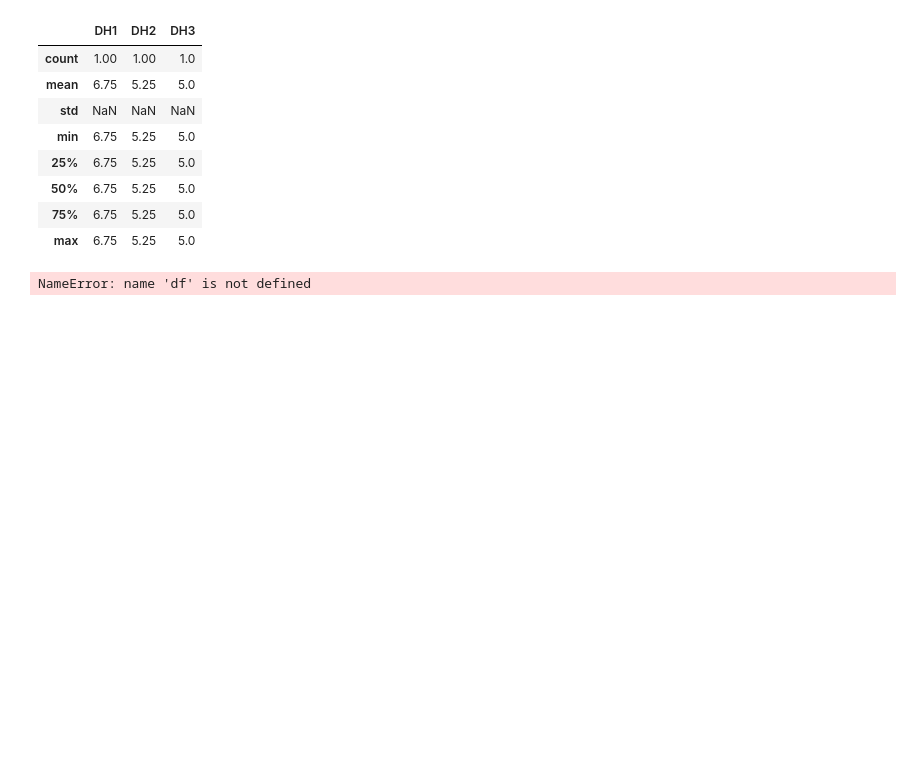
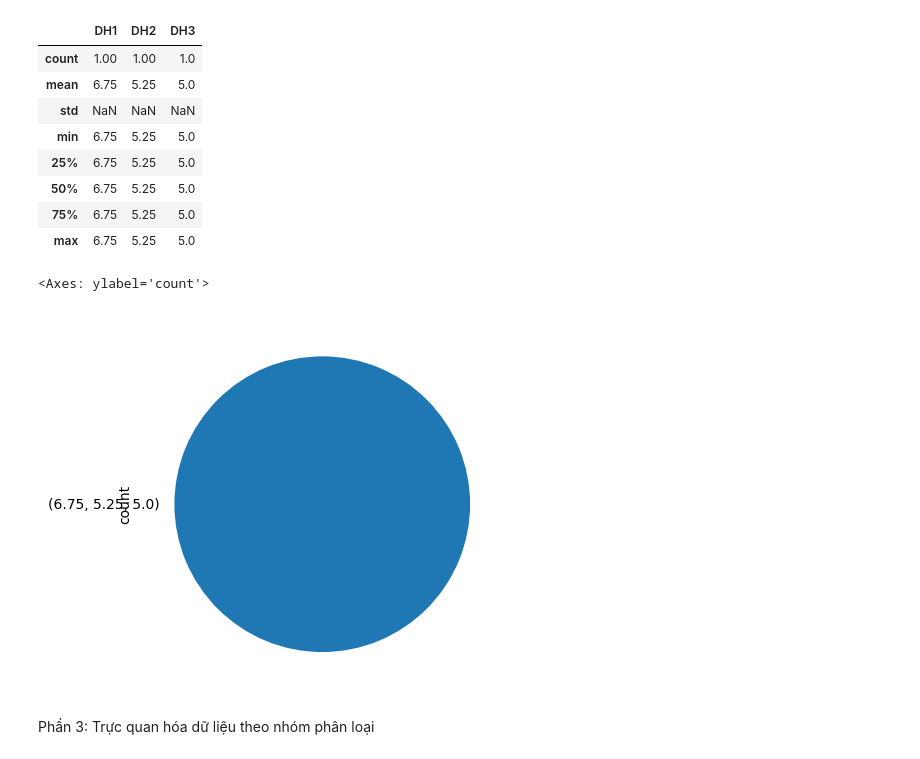
Before and after one commit to Duc-bug/Data-Analysis-Deep-Learning-Explanation, a Jupyter notebook: Week 2/lab2.ipynb, the cells around one changed output. Cells and saved outputs as stored; diff of their text form; code cells hidden in the pictures; blank space fills up the shorter version.

```diff
--- a/Week 2/lab2.ipynb
+++ b/Week 2/lab2.ipynb
@@ -173,6 +173,9 @@ dh_filtered.describe()
 | 75% | 6.75 | 5.25 | 5.0 |
 | max | 6.75 | 5.25 | 5.0 |
 # %%
-dh_filtered.plot.pie()
+dh_filtered.value_counts()
 # %% [output]
-NameError: name 'df' is not defined
+<Axes: ylabel='count'>
+[figure, added]
+# %% [markdown]
+Phần 3: Trực quan hóa dữ liệu theo nhóm phân loại
```
